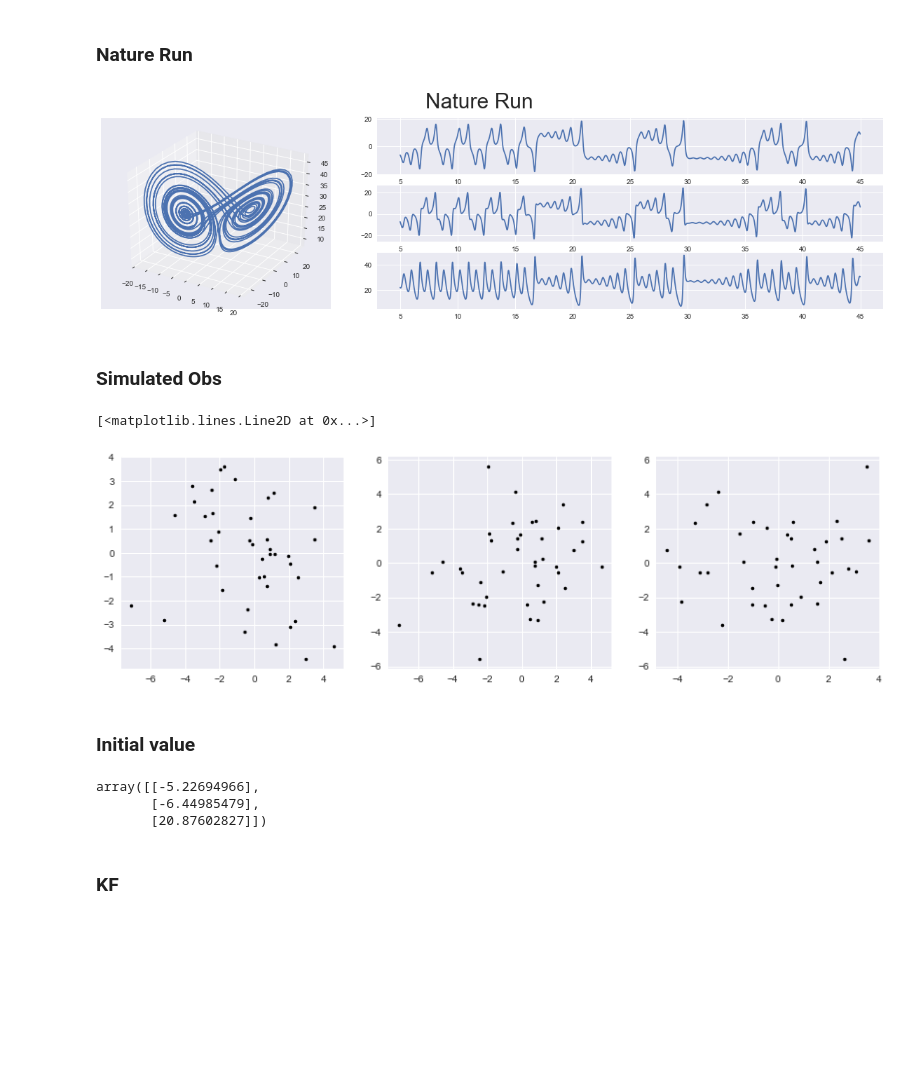
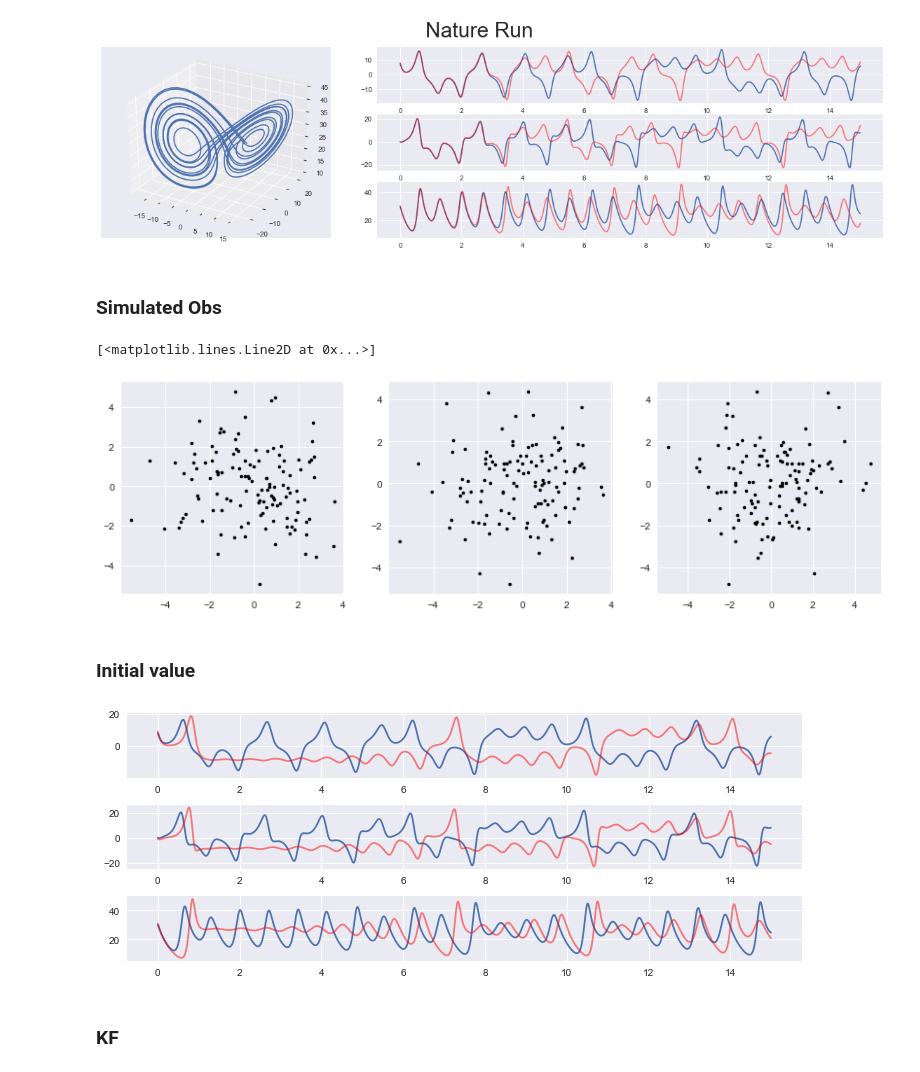
Before and after one commit to micky85lu/Data-Assimilation-Project, a Jupyter notebook: Use_FDM_and_KF_double_obs.ipynb, the cells around one changed output. Drawn from its saved outputs; the diff is of its cells as text; code cells hidden in the pictures; blank space fills up the shorter version.

```diff
--- a/Use_FDM_and_KF_double_obs.ipynb
+++ b/Use_FDM_and_KF_double_obs.ipynb
@@ -25,45 +25,36 @@ def lorenz63_fdm(x0, ts, sigma=10, r=28, b=8/3):
         z[i] = z[i-1] + (x[i-1]*y[i-1] - b*z[i-1]) * dt
 
     return np.vstack((x, y, z))
-# %% [markdown]
-### Nature Run
 # %%
-## X = [[x0, x1, x2, ....],
-##      [y0, y1, y2, ....],
-##      [z0, z1, z2, ....]]
+time = 15
+dt = 0.01
+ts = np.arange(0, time, dt)
+X0 = np.array([[8, 0, 30]]).T
+X_nature = lorenz63_fdm(X0.ravel(), ts)
 
-
-# spin up
-spinup_time = 5
-dt = 0.01
-#X0 = np.array([[10.1], [-0.5], [40.1]])
-X0_nature = np.array([[0], [5], [30]])
-X_spn = lorenz63_fdm(X0_nature.ravel(), np.arange(0, spinup_time, dt))
-
-# save nature run
-time = 40
-dt = 0.01
-ts = np.arange(spinup_time, spinup_time+time, dt)
-X0 = X_spn[:,[-1]]
-X_nature = lorenz63_fdm(X0.ravel(), ts)
+X0_per = X0 + 0.1
+X_per = lorenz63_fdm(X0_per.ravel(), ts)
 
 # plot nature run
 fig = plt.figure(figsize=(20,5))
 gs = fig.add_gridspec(nrows=3, ncols=3)
 
 ax_line1 = fig.add_subplot(gs[0,1:])
 ax_line2 = fig.add_subplot(gs[1,1:])
 ax_line3 = fig.add_subplot(gs[2,1:])
 ax_3d = fig.add_subplot(gs[:,0], projection='3d')
 
 ax_line1.plot(ts, X_nature[0,:])
+ax_line1.plot(ts, X_per[0,:], color='red', alpha=0.5)
 ax_line2.plot(ts, X_nature[1,:])
+ax_line2.plot(ts, X_per[1,:], color='red', alpha=0.5)
 ax_line3.plot(ts, X_nature[2,:])
+ax_line3.plot(ts, X_per[2,:], color='red', alpha=0.5)
 ax_3d.plot(X_nature[0,:], X_nature[1,:], X_nature[2,:])
 
 fig.suptitle('Nature Run', fontsize=30);
 # %% [output]
-[figure, old version]
+[figure, new version]
 # %% [markdown]
 ### Simulated Obs
 # %%
@@ -97,11 +88,11 @@ def gen_random_normal(mean, var, size, random_state=None):
 # %%
 # observation parameters for each variables
 obs_mean = [0, 0, 0]
-obs_var = [5, 5, 5]
+obs_var = [3, 3, 3]
 random_state = [20, 21, 22]
 
 # assimilate observation parameters
-obs_timeintv = 1
+obs_timeintv = 0.12
 cycle_num = int(time / obs_timeintv)
 
 # construct observation error
@@ -118,20 +109,22 @@ axs[1].plot(X_obs_err[0], X_obs_err[2], 'k.')
 axs[2].plot(X_obs_err[1], X_obs_err[2], 'k.')
 # %% [output]
 [<matplotlib.lines.Line2D at 0x...>]
-[figure, old version]
+[figure, new version]
 # %% [markdown]
 ### Initial value
-# %%
-# spin up and get initial condition for experiments
-# random_state=9 is very close to nature run
-X0 = X0_nature + gen_random_normal(0, 5, size=1, random_state=30)
-X_spn = lorenz63_fdm(X0.ravel(), np.arange(0, spinup_time, dt))
-
-X_ini = X_spn[:,[-1]]
-X_ini
-# %% [output]
-array([[-5.22694966],
-       [-6.44985479],
-       [20.87602827]])
+# %%
+X_ini = X_nature[:,[0]] + np.array([[1], [-1], [1]])
+
+# no assimilation
+X_no_assim = lorenz63_fdm(X_ini.ravel(), ts)
+
+
+fig, axs = plt.subplots(nrows=3, figsize=(10, 4))
+for i in range(3):
+    axs[i].plot(ts, X_nature[i,:])
+    axs[i].plot(ts, X_no_assim[i,:], color='red', alpha=0.5)
+plt.tight_layout()
+# %% [output]
+[figure, added]
 # %% [markdown]
 ### KF
```
Also changed, not shown: parts of 4 cells of this notebook, 1 other file.
